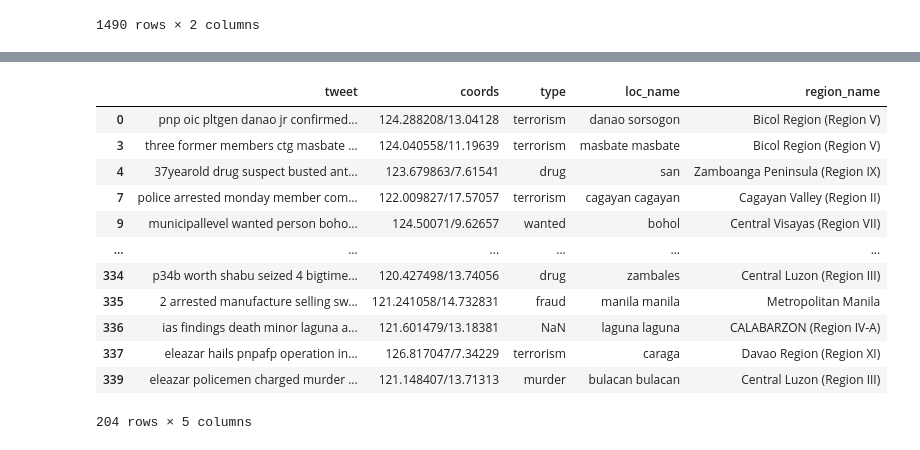
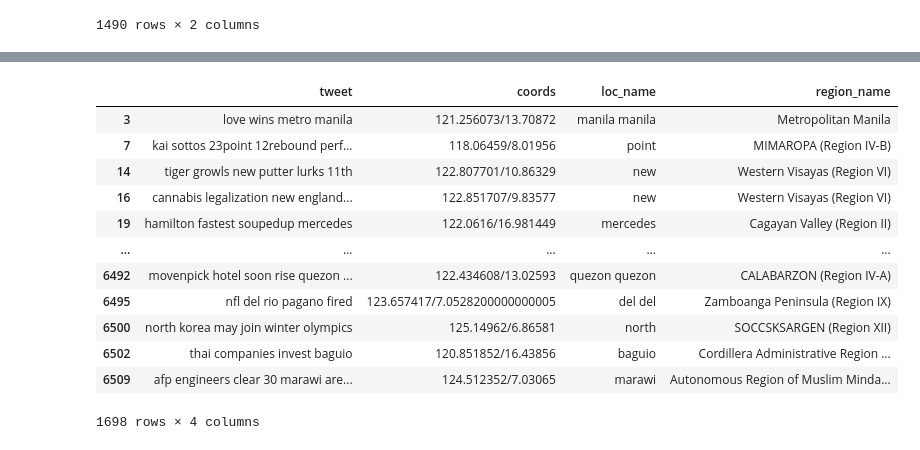
Before and after one commit to maxantl/finalproject-crimemapping, a Jupyter notebook: Jupyter/Project.ipynb, the cells around one changed output, grey strips where cells are left out. Saved outputs shown, nothing was run; the diff lists cells and outputs as text; code cells hidden in the pictures.

```diff
--- a/Jupyter/Project.ipynb
+++ b/Jupyter/Project.ipynb
@@ -32,0 +31,18 @@ final_df = pd.read_csv('Datasets/type_data.csv',encoding="ISO-8859-1")
+# %%
+#final_df = pd.read_csv('Datasets/final.csv',encoding="ISO-8859-1")
+final_df = pd.read_csv('Datasets/data7.csv',encoding="ISO-8859-1")
+tweets_to_keep = ['murder','assassinate','massacre','massacred','drug',
+                  'shabu','drugs','cppnpa','ctg','terrorist','murdered',
+                  'terrorism','homicide','regicide','butcher','resisted',
+                  'resistance','smuggling','smuggle','smuggled','theft',
+                  'robbery','rape','carnapping','assault','marijuana',
+                  'private armed group','buy-bust','kidnap','kidnapping',
+                  'battery','sexual assault','molest','molestation',
+                  'defilement','deflowering','hijack','hijacking',
+                  'abduction','mugging','steal','stealing','thieving',
+                  'robbing','shoplift','shoplifting','holdup','mugging',
+                  'contraband','export','arrest','arrested','busted','fraud',
+                  'fraudulent','scam','counterfeit','forgery']
+
+final_df=final_df.drop_duplicates()
+final_df
@@ -87,7 +117,8 @@ for feature in json_city["features"]:
 # %%
 from nltk import ngrams
 final_df['coords'] = np.NaN
-no_coords = final_df[['tweet','coords','type']]
+#no_coords = final_df[['tweet','coords','type']]
+no_coords = final_df[['tweet','coords']]
 
 def locate_tweet(text):
     found = False
@@ -128,44 +159,43 @@ def locate_tweet(text):
         sz2 = json_city["features"][int(index_loc)]["geometry"]["coordinates"][np.random.randint(sz)]
         loc = sz2[np.random.randint(len(sz2))]
         region = json_city["features"][int(index_loc)]["properties"]["REGION"]
         location = re.findall('\\d+.\\d+', str(loc))
         if loc is not None:
             found = True
     return str(float(location[1])+-np.random.randint(2))+"/"+str(float(location[0])+0.25)+":"+init_loc+":"+region
 
 no_coords['coords'] = no_coords['tweet'].apply(locate_tweet)
 
 regions = json.load(open("Datasets/Regions.json", "r"))
 
 # Add Names
 def add_location_name(text):
     return text.split(":")[1]
 def add_region(text):
     return text.split(":")[2]
 
 no_coords['loc_name'] = no_coords['coords'].apply(add_location_name)
 no_coords['region_name'] = no_coords['coords'].apply(add_region)
-#no_coords['region_id'] = no_coords['region_name'].apply(add_region_id)
 no_coords = no_coords.loc[no_coords['loc_name'] != ""]
 # Preprocess
 def preprocess_coords(coords):
     numbers = re.findall('\\d+', coords)
     return numbers[2]+"."+numbers[3]+"/"+numbers[0]+"."+numbers[1]
 
 no_coords['coords'] = no_coords['coords'].apply(preprocess_coords)
 
 no_coords
 # %% [output]
-|  | tweet | coords | type | loc_name | region_name |
-| 0 | pnp oic pltgen danao jr confirmed... | 124.288208/13.04128 | terrorism | danao sorsogon | Bicol Region (Region V) |
-| 3 | three former members ctg masbate ... | 124.040558/11.19639 | terrorism | masbate masbate | Bicol Region (Region V) |
-| 4 | 37yearold drug suspect busted ant... | 123.679863/7.61541 | drug | san | Zamboanga Peninsula (Region IX) |
-| 7 | police arrested monday member com... | 122.009827/17.57057 | terrorism | cagayan cagayan | Cagayan Valley (Region II) |
-| 9 | municipallevel wanted person boho... | 124.50071/9.62657 | wanted | bohol | Central Visayas (Region VII) |
-| ... | ... | ... | ... | ... | ... |
-| 334 | p34b worth shabu seized 4 bigtime... | 120.427498/13.74056 | drug | zambales | Central Luzon (Region III) |
-| 335 | 2 arrested manufacture selling sw... | 121.241058/14.732831 | fraud | manila manila | Metropolitan Manila |
-| 336 | ias findings death minor laguna a... | 121.601479/13.18381 | NaN | laguna laguna | CALABARZON (Region IV-A) |
-| 337 | eleazar hails pnpafp operation in... | 126.817047/7.34229 | terrorism | caraga | Davao Region (Region XI) |
-| 339 | eleazar policemen charged murder ... | 121.148407/13.71313 | murder | bulacan bulacan | Central Luzon (Region III) |
+|  | tweet | coords | loc_name | region_name |
+| 3 | love wins metro manila | 121.256073/13.70872 | manila manila | Metropolitan Manila |
+| 7 | kai sottos 23point 12rebound perf... | 118.06459/8.01956 | point | MIMAROPA (Region IV-B) |
+| 14 | tiger growls new putter lurks 11th | 122.807701/10.86329 | new | Western Visayas (Region VI) |
+| 16 | cannabis legalization new england... | 122.851707/9.83577 | new | Western Visayas (Region VI) |
+| 19 | hamilton fastest soupedup mercedes | 122.0616/16.981449 | mercedes | Cagayan Valley (Region II) |
+| ... | ... | ... | ... | ... |
+| 6492 | movenpick hotel soon rise quezon ... | 122.434608/13.02593 | quezon quezon | CALABARZON (Region IV-A) |
+| 6495 | nfl del rio pagano fired | 123.657417/7.0528200000000005 | del del | Zamboanga Peninsula (Region IX) |
+| 6500 | north korea may join winter olympics | 125.14962/6.86581 | north | SOCCSKSARGEN (Region XII) |
+| 6502 | thai companies invest baguio | 120.851852/16.43856 | baguio | Cordillera Administrative Region ... |
+| 6509 | afp engineers clear 30 marawi are... | 124.512352/7.03065 | marawi | Autonomous Region of Muslim Minda... |
-204 rows × 5 columns
+1698 rows × 4 columns
```
Also changed, not shown: parts of 20 cells of this notebook, 5 other files.
